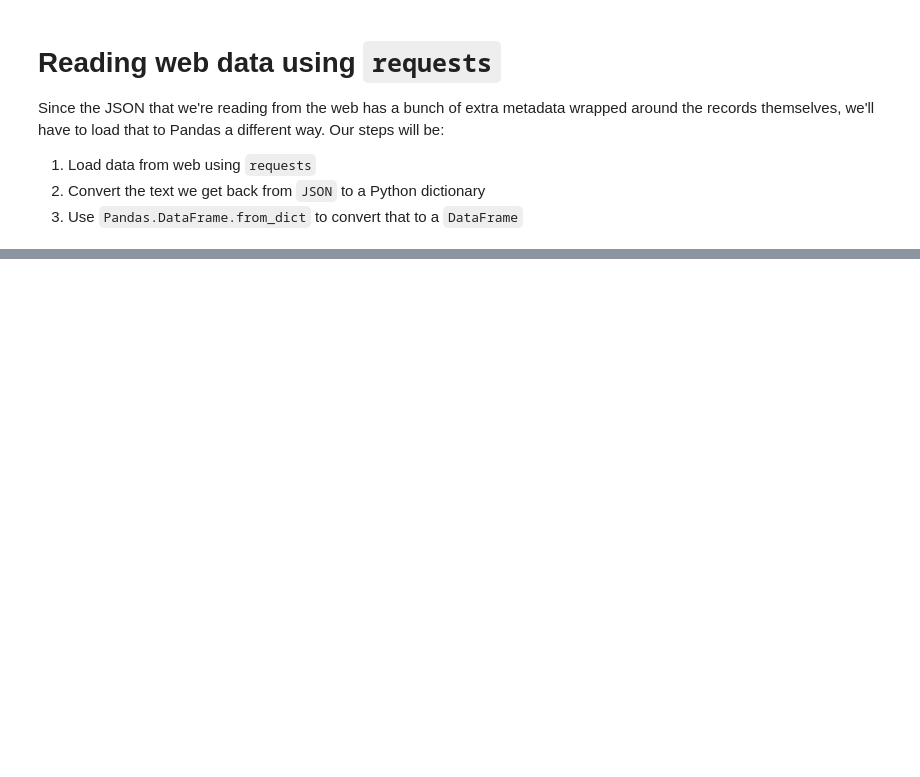
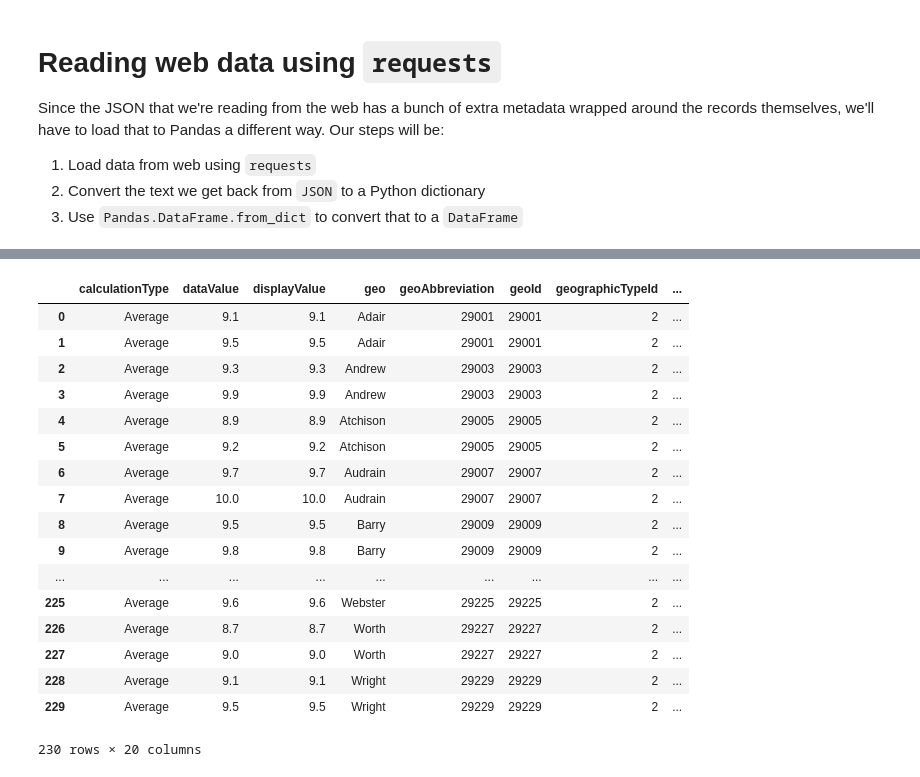
Before and after one commit to aihill/slucor-hds5210-2018-1, a Jupyter notebook: week09/week09-json.ipynb, the cells around one changed output, grey strips where cells are left out. Saved outputs shown, nothing was run; the diff lists cells and outputs as text; code cells hidden in the pictures; blank space fills up the shorter version.

```diff
--- a/week09/week09-json.ipynb
+++ b/week09/week09-json.ipynb
@@ -45,0 +144,4 @@ d
+# %%
+data = "87"
+val = json.loads(data)
+val
@@ -45,0 +150,7 @@ d
+# %%
+f = """
+{"amount": 100}
+{"amount": 50}
+"""
+# %%
+json.loads(f)
@@ -159,3 +422,26 @@ for key, val in data.items():
+# %%
+df = pd.DataFrame(data['modeledTableResult'])
+# %%
+df
+# %% [output]
+|  | calculationType | dataValue | displayValue | geo | geoAbbreviation | geoId | geographicTypeId | ... |
+| 0 | Average | 9.1 | 9.1 | Adair | 29001 | 29001 | 2 | ... |
+| 1 | Average | 9.5 | 9.5 | Adair | 29001 | 29001 | 2 | ... |
+| 2 | Average | 9.3 | 9.3 | Andrew | 29003 | 29003 | 2 | ... |
+| 3 | Average | 9.9 | 9.9 | Andrew | 29003 | 29003 | 2 | ... |
+| 4 | Average | 8.9 | 8.9 | Atchison | 29005 | 29005 | 2 | ... |
+| 5 | Average | 9.2 | 9.2 | Atchison | 29005 | 29005 | 2 | ... |
+| 6 | Average | 9.7 | 9.7 | Audrain | 29007 | 29007 | 2 | ... |
+| 7 | Average | 10.0 | 10.0 | Audrain | 29007 | 29007 | 2 | ... |
+| 8 | Average | 9.5 | 9.5 | Barry | 29009 | 29009 | 2 | ... |
+| 9 | Average | 9.8 | 9.8 | Barry | 29009 | 29009 | 2 | ... |
+| ... | ... | ... | ... | ... | ... | ... | ... | ... |
+| 225 | Average | 9.6 | 9.6 | Webster | 29225 | 29225 | 2 | ... |
+| 226 | Average | 8.7 | 8.7 | Worth | 29227 | 29227 | 2 | ... |
+| 227 | Average | 9.0 | 9.0 | Worth | 29227 | 29227 | 2 | ... |
+| 228 | Average | 9.1 | 9.1 | Wright | 29229 | 29229 | 2 | ... |
+| 229 | Average | 9.5 | 9.5 | Wright | 29229 | 29229 | 2 | ... |
+230 rows × 20 columns
 # %%
 df = pd.DataFrame.from_dict(data['modeledTableResult'])
 df
```
Also changed, not shown: parts of 44 cells of this notebook, 6 other files.
